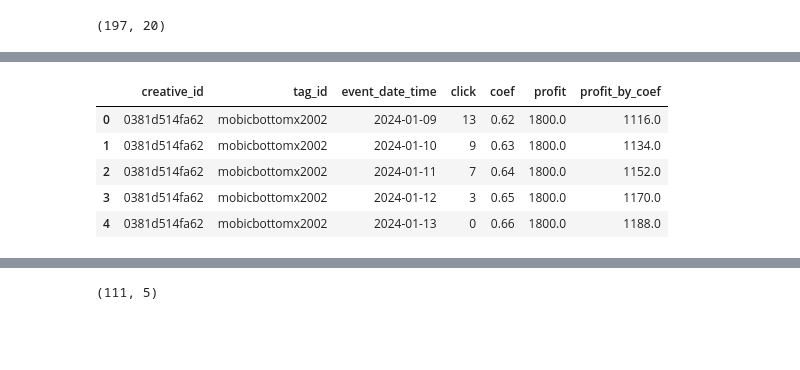
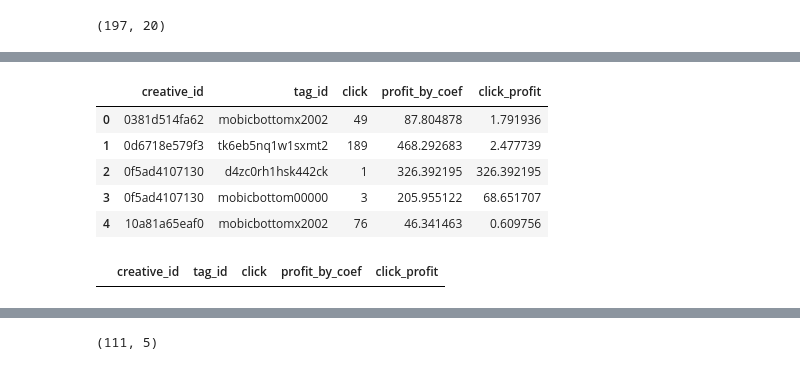
Before and after one commit to OreNot/24news_practice, a Jupyter notebook: scripts/CPC_sliding.ipynb, the cells around one changed output, grey strips where cells are left out. Drawn from its saved outputs; the diff is of its cells as text; code cells hidden in the pictures; blank space fills up the shorter version.

```diff
--- a/scripts/CPC_sliding.ipynb
+++ b/scripts/CPC_sliding.ipynb
@@ -259,0 +237,10 @@ df_leads_new.shape
+# %%
+# Аггрегируем профит по самой свежей дате обновления информации
+df_leads_new = df_leads_new.groupby(['creative_id', 'tag_id', 'profit'])['updated_at'].agg('max').reset_index()
+# %%
+# Считаем давность информации в днях от текукщей даты
+now = datetime.datetime.now()
+print(now)
+print(type(now))
+df_leads_new['days_ago'] = (now - df_leads_new['updated_at']).dt.days
+df_leads_new
@@ -259,0 +263,5 @@ df_leads_new.shape
+# %%
+# Принимаем самое большое количество дней с текущей даты за 1 и считаем коэффициенты, ориентируясь на степень устаревания информации
+max_days = df_leads_new['days_ago'].max()
+df_leads_new['coef'] = 1 - ((df_leads_new['days_ago'] / max_days))
+df_leads_new.head()
@@ -259,0 +299,6 @@ df_leads_new.shape
+# %%
+# Считаем профит с учетом коэффициента и аггрегируем по среднему значению коэффициента
+df_leads_new['profit_by_coef'] = df_leads_new['profit'] * df_leads_new['coef']
+df_leads_new = df_leads_new[['creative_id', 'tag_id', 'profit_by_coef']]
+df_leads_new = df_leads_new.groupby(['creative_id', 'tag_id'])['profit_by_coef'].agg('mean').reset_index()
+df_leads_new
@@ -290,10 +348,12 @@ memory usage: 71.2+ KB
 # %%
-df['profit_by_coef'] = df['profit'] * df['coef']
+# Считаем профит от клика с учетом коэффициентов
+df['click_profit'] = df['profit_by_coef'] / df['click']
+#df['click_profit'] = df['profit_by_click'] * df['coef']
 df.head()
 # %% [output]
-|  | creative_id | tag_id | event_date_time | click | coef | profit | profit_by_coef |
-| 0 | 0381d514fa62 | mobicbottomx2002 | 2024-01-09 | 13 | 0.62 | 1800.0 | 1116.0 |
-| 1 | 0381d514fa62 | mobicbottomx2002 | 2024-01-10 | 9 | 0.63 | 1800.0 | 1134.0 |
-| 2 | 0381d514fa62 | mobicbottomx2002 | 2024-01-11 | 7 | 0.64 | 1800.0 | 1152.0 |
-| 3 | 0381d514fa62 | mobicbottomx2002 | 2024-01-12 | 3 | 0.65 | 1800.0 | 1170.0 |
-| 4 | 0381d514fa62 | mobicbottomx2002 | 2024-01-13 | 0 | 0.66 | 1800.0 | 1188.0 |
+|  | creative_id | tag_id | click | profit_by_coef | click_profit |
+| 0 | 0381d514fa62 | mobicbottomx2002 | 49 | 87.804878 | 1.791936 |
+| 1 | 0d6718e579f3 | tk6eb5nq1w1sxmt2 | 189 | 468.292683 | 2.477739 |
+| 2 | 0f5ad4107130 | d4zc0rh1hsk442ck | 1 | 326.392195 | 326.392195 |
+| 3 | 0f5ad4107130 | mobicbottom00000 | 3 | 205.955122 | 68.651707 |
+| 4 | 10a81a65eaf0 | mobicbottomx2002 | 76 | 46.341463 | 0.609756 |
@@ -302,3 +362,7 @@ df_final = df.groupby(['creative_id','tag_id'])[['click', 'profit_by_coef']].agg
+# %%
+df_final[df_final['click'] == 0]
+# %% [output]
+|  | creative_id | tag_id | click | profit_by_coef | click_profit |
 # %%
 df_final.head()
 # %% [output]
```
Also changed, not shown: parts of 54 cells of this notebook, 9 other files.
